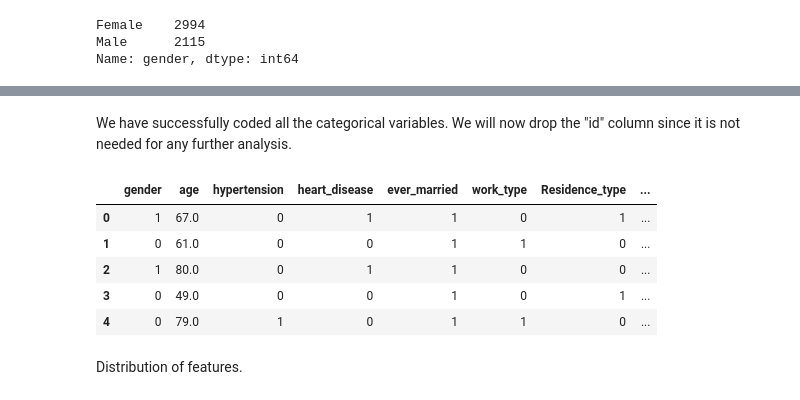
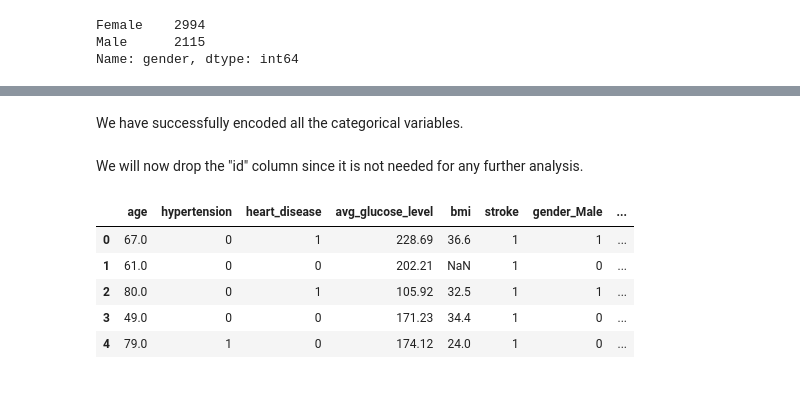
Before and after one commit to asridharan-phl/Springboard, a Jupyter notebook: Capstone 2-Data Wrangling /Capstone Two - Data Wrangling (Stroke Prediction).ipynb, the cells around one changed output, grey strips where cells are left out. Cells and saved outputs as stored; diff of their text form; code cells hidden in the pictures.

```diff
--- a/Capstone 2-Data Wrangling /Capstone Two - Data Wrangling (Stroke Prediction).ipynb
+++ b/Capstone 2-Data Wrangling /Capstone Two - Data Wrangling (Stroke Prediction).ipynb
@@ -225,0 +289,2 @@ The children subgroup has almost no positive stroke outcomes which is critical i
+# %%
+df.loc[df['age'] < 10, 'smoking_status'] = 'never smoked'
@@ -251,7 +327,0 @@ Next we will code the remaining variables to prepare the dataset for final analy
-# %%
-df.gender.replace({'Male': 1, 'Female': 0}, inplace=True)
-df.ever_married.replace({'Yes': 1, 'No': 0}, inplace=True)
-df.work_type.replace({'Private': 0, 'Self-employed': 1, 'Govt_job': 2, 'children': 3, 'Never_worked': 4},
-                     inplace=True)
-df.Residence_type.replace({'Urban': 1, 'Rural': 0}, inplace=True)
-df.smoking_status.replace({'formerly smoked':1, 'never smoked':0, 'smokes':2, 'Unknown':3}, inplace=True)
@@ -286,0 +328,2 @@ dtype: object
+# %%
+df_encoded = pd.get_dummies(df, drop_first=True)
@@ -287,16 +359,16 @@ dtype: object
 # %% [markdown]
-We have successfully coded all the categorical variables. We will now drop the "id" column since it is not needed for any further analysis.
+We have successfully encoded all the categorical variables.
+# %% [markdown]
+We will now drop the "id" column since it is not needed for any further analysis.
 # %%
-df.drop('id',axis=1,inplace=True)
+df_encoded.drop('id',axis=1,inplace=True)
 # %%
 # Sucessfully confirmed drop of the ID column.
-df.head(5)
+df_encoded.head(5)
 # %% [output]
-|  | gender | age | hypertension | heart_disease | ever_married | work_type | Residence_type | ... |
-| 0 | 1 | 67.0 | 0 | 1 | 1 | 0 | 1 | ... |
-| 1 | 0 | 61.0 | 0 | 0 | 1 | 1 | 0 | ... |
-| 2 | 1 | 80.0 | 0 | 1 | 1 | 0 | 0 | ... |
-| 3 | 0 | 49.0 | 0 | 0 | 1 | 0 | 1 | ... |
-| 4 | 0 | 79.0 | 1 | 0 | 1 | 1 | 0 | ... |
+|  | age | hypertension | heart_disease | avg_glucose_level | bmi | stroke | gender_Male | ... |
+| 0 | 67.0 | 0 | 1 | 228.69 | 36.6 | 1 | 1 | ... |
+| 1 | 61.0 | 0 | 0 | 202.21 | NaN | 1 | 0 | ... |
+| 2 | 80.0 | 0 | 1 | 105.92 | 32.5 | 1 | 1 | ... |
+| 3 | 49.0 | 0 | 0 | 171.23 | 34.4 | 1 | 0 | ... |
+| 4 | 79.0 | 1 | 0 | 174.12 | 24.0 | 1 | 0 | ... |
-# %% [markdown]
-Distribution of features.
```
Also changed, not shown: parts of 56 cells of this notebook.
